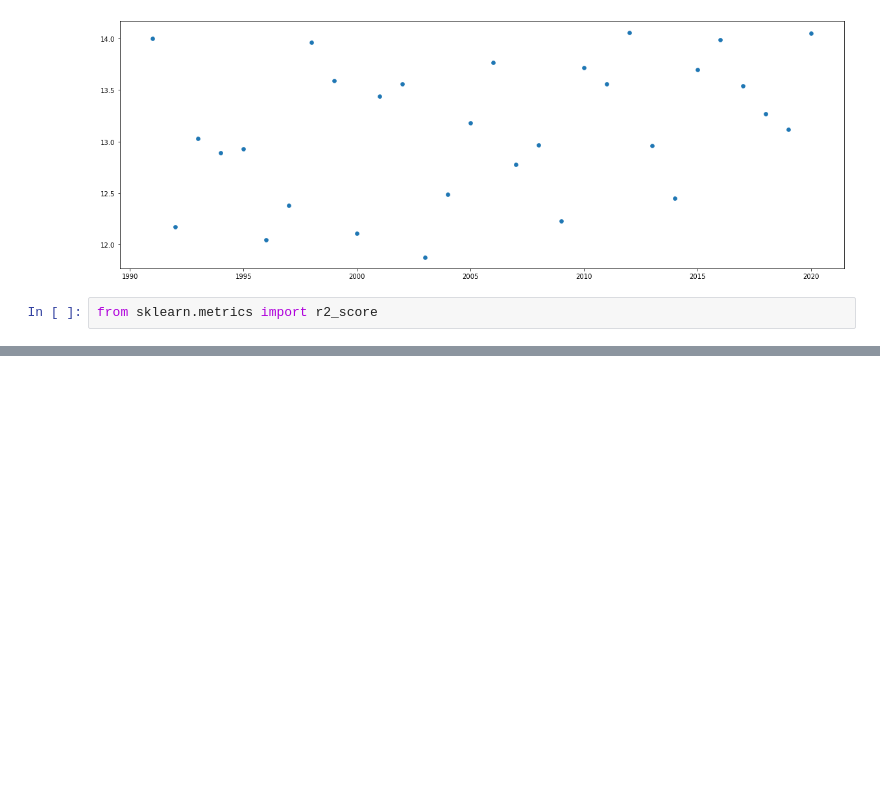
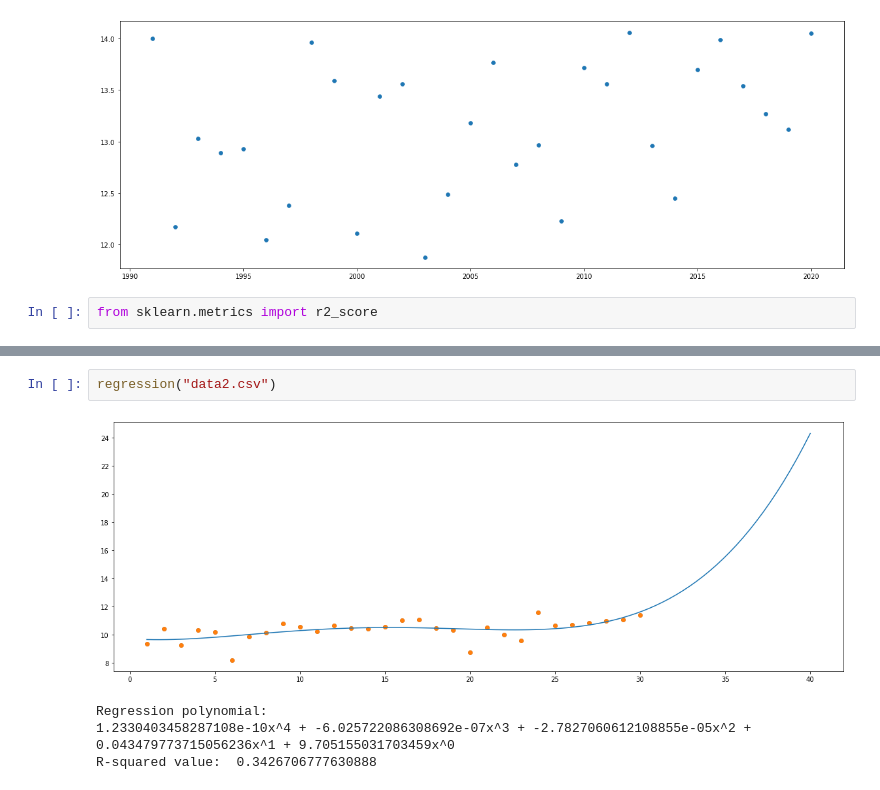
Before and after one commit to Foxxy-HCMUS/HCMUS-Applied-Maths-and-Statistics-Projects, a Jupyter notebook: Project 1/Problem 2/Codes/source_code.ipynb, the cells around one changed output, grey strips where cells are left out. Cells and saved outputs as stored; diff of their text form; blank space fills up the shorter version.

```diff
--- a/Project 1/Problem 2/Codes/source_code.ipynb
+++ b/Project 1/Problem 2/Codes/source_code.ipynb
@@ -274,0 +321,7 @@ for i in range(len(temperatures)):
+# %%
+regression("data2.csv")
+# %% [output]
+[figure, added]
+Regression polynomial:
+1.2330403458287108e-10x^4 + -6.025722086308692e-07x^3 + -2.7827060612108855e-05x^2 + 0.043479773715056236x^1 + 9.705155031703459x^0
+R-squared value:  0.3426706777630888
```
Also changed, not shown: parts of 9 cells of this notebook, 1 other file.
